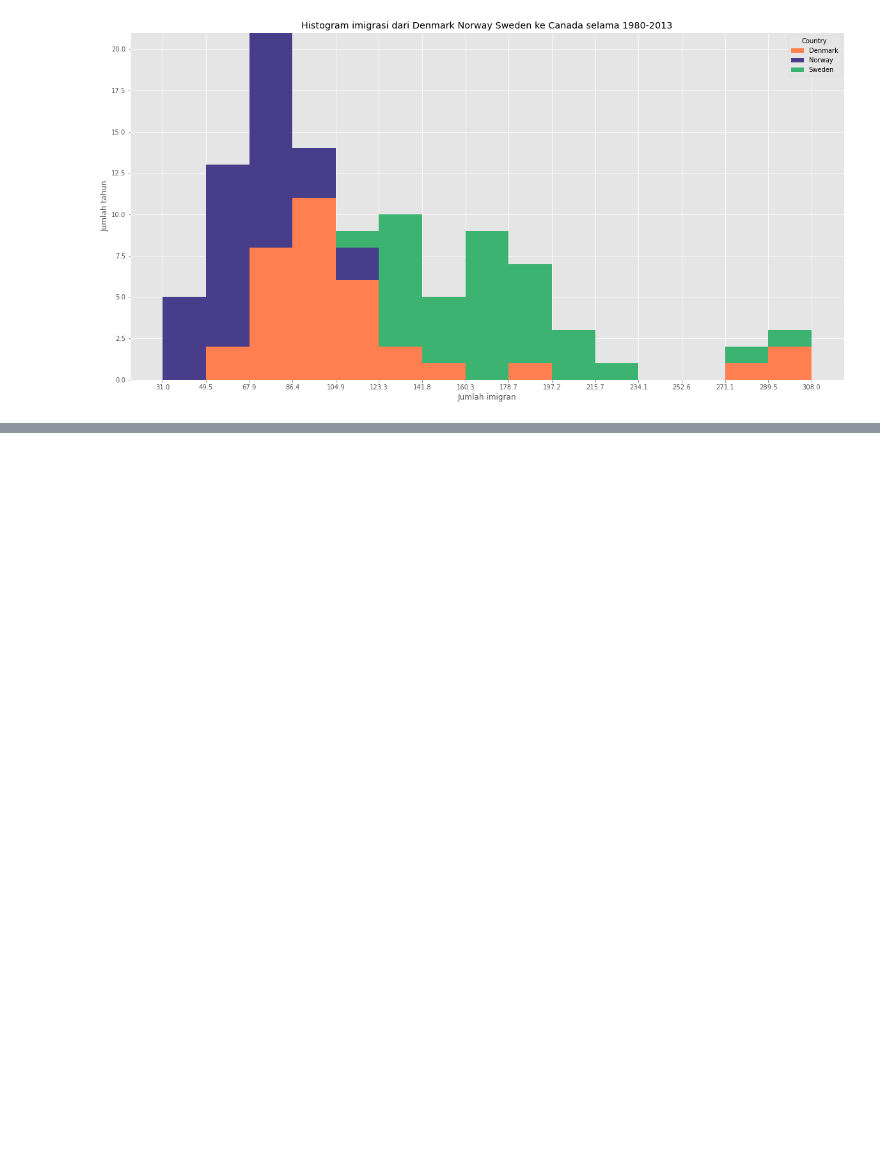
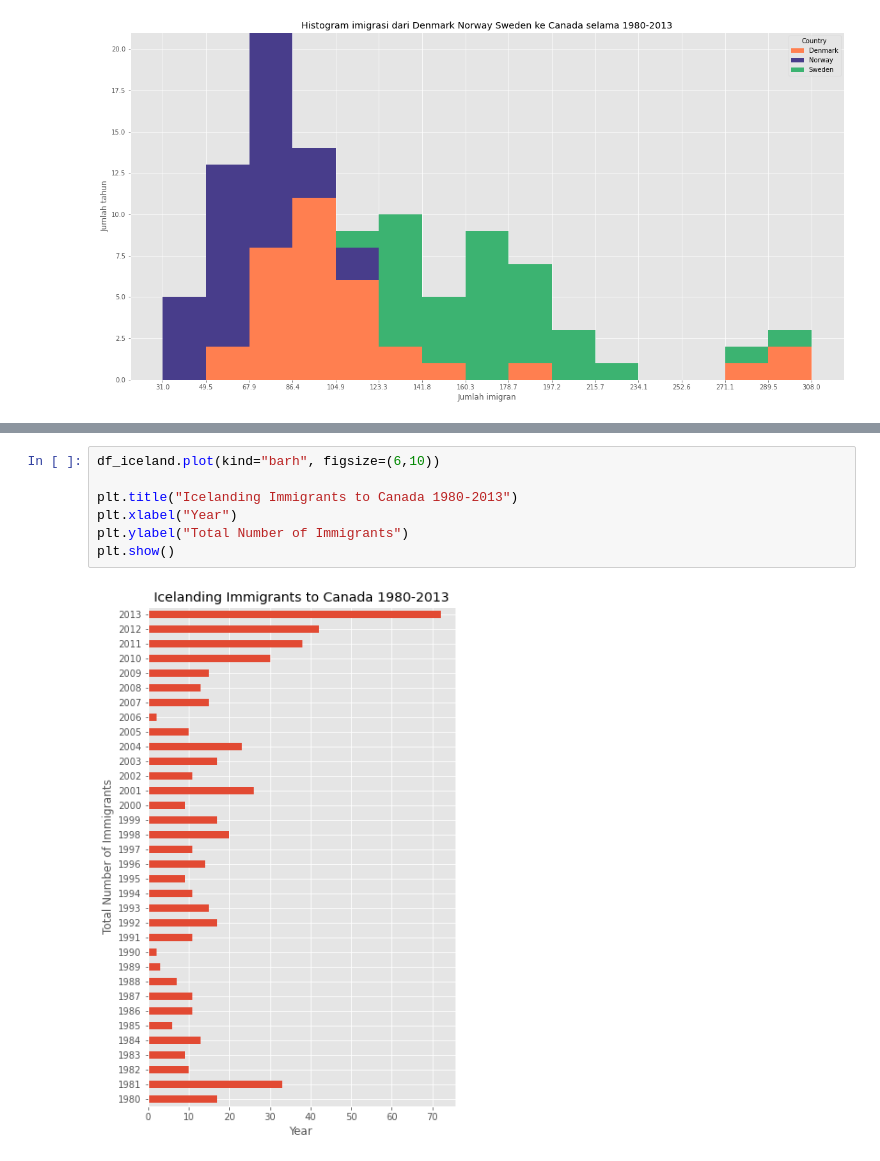
Before and after one commit to nakyra/pytn061, a Jupyter notebook: sesi7.ipynb, the cells around one changed output, grey strips where cells are left out. Cells and saved outputs as stored; diff of their text form; blank space fills up the shorter version.

```diff
--- a/sesi7.ipynb
+++ b/sesi7.ipynb
@@ -698,0 +757,9 @@ plt.show()
+# %%
+df_iceland.plot(kind="barh", figsize=(6,10))
+
+plt.title("Icelanding Immigrants to Canada 1980-2013")
+plt.xlabel("Year")
+plt.ylabel("Total Number of Immigrants")
+plt.show()
+# %% [output]
+[figure, added]
```
Also changed, not shown: parts of 27 cells of this notebook, 6 other files.
